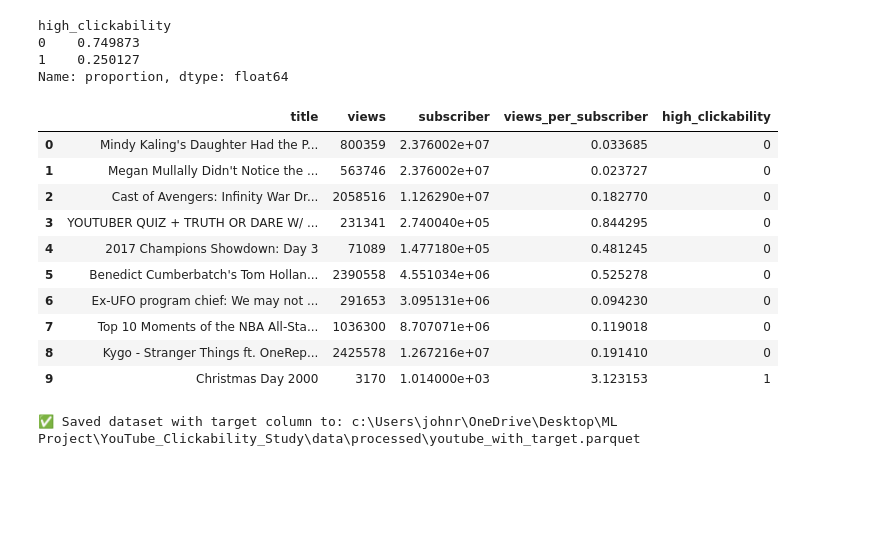
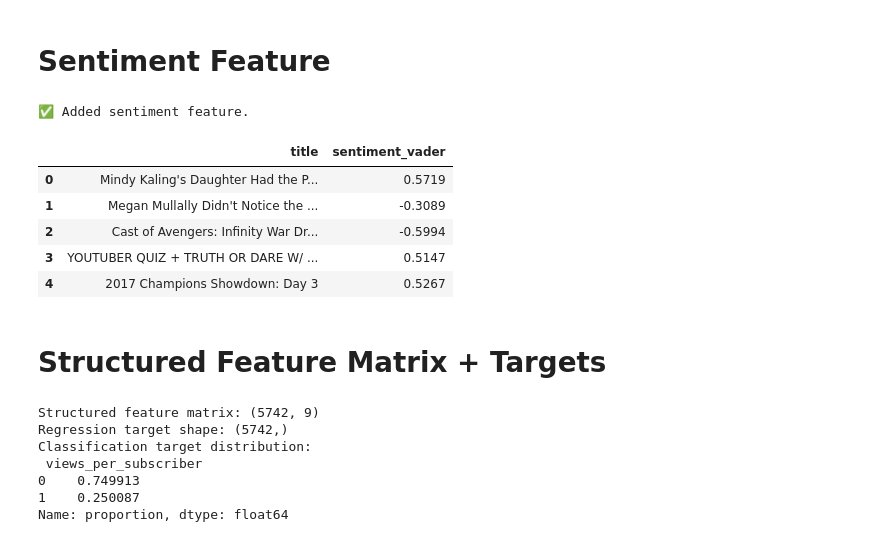
Before and after one commit to Andy216914/YouTube_Clickability_Study, a Jupyter notebook: notebooks/02_feature_engineering.ipynb, the cells around one changed output. Drawn from its saved outputs; the diff is of its cells as text; code cells hidden in the pictures; blank space fills up the shorter version.

Commit message:
adjusted feature engineering and modeling, creating new datasets and trying new training methods

```diff
--- a/notebooks/02_feature_engineering.ipynb
+++ b/notebooks/02_feature_engineering.ipynb
@@ -57,34 +64,46 @@ Max                 : 19,669,098.000
+# %% [markdown]
+# Sentiment Feature
 # %%
-# Define threshold (top 25%)
-q75 = df["views_per_subscriber"].quantile(0.75)
-df["high_clickability"] = (df["views_per_subscriber"] >= q75).astype(int)
+# --- Sentiment analysis ---
+analyzer = SentimentIntensityAnalyzer()
 
-# Check balance of classes
-print(df["high_clickability"].value_counts(normalize=True))
+df["sentiment_vader"] = df["title"].apply(lambda x: analyzer.polarity_scores(x)["compound"])
+
+print("✅ Added sentiment feature.")
+df[["title", "sentiment_vader"]].head()
 # %% [output]
-high_clickability
-0    0.749873
-1    0.250127
-Name: proportion, dtype: float64
+✅ Added sentiment feature.
+|  | title | sentiment_vader |
+| 0 | Mindy Kaling's Daughter Had the P... | 0.5719 |
+| 1 | Megan Mullally Didn't Notice the ... | -0.3089 |
+| 2 | Cast of Avengers: Infinity War Dr... | -0.5994 |
+| 3 | YOUTUBER QUIZ + TRUTH OR DARE W/ ... | 0.5147 |
+| 4 | 2017 Champions Showdown: Day 3 | 0.5267 |
-# %%
-df[["title", "views", "subscriber", "views_per_subscriber", "high_clickability"]].head(10)
-# %% [output]
-|  | title | views | subscriber | views_per_subscriber | high_clickability |
-| 0 | Mindy Kaling's Daughter Had the P... | 800359 | 2.376002e+07 | 0.033685 | 0 |
-| 1 | Megan Mullally Didn't Notice the ... | 563746 | 2.376002e+07 | 0.023727 | 0 |
-| 2 | Cast of Avengers: Infinity War Dr... | 2058516 | 1.126290e+07 | 0.182770 | 0 |
-| 3 | YOUTUBER QUIZ + TRUTH OR DARE W/ ... | 231341 | 2.740040e+05 | 0.844295 | 0 |
-| 4 | 2017 Champions Showdown: Day 3 | 71089 | 1.477180e+05 | 0.481245 | 0 |
-| 5 | Benedict Cumberbatch's Tom Hollan... | 2390558 | 4.551034e+06 | 0.525278 | 0 |
-| 6 | Ex-UFO program chief: We may not ... | 291653 | 3.095131e+06 | 0.094230 | 0 |
-| 7 | Top 10 Moments of the NBA All-Sta... | 1036300 | 8.707071e+06 | 0.119018 | 0 |
-| 8 | Kygo - Stranger Things ft. OneRep... | 2425578 | 1.267216e+07 | 0.191410 | 0 |
-| 9 | Christmas Day 2000 | 3170 | 1.014000e+03 | 3.123153 | 1 |
+# %% [markdown]
+# Structured Feature Matrix + Targets
 # %%
-processed_path = base / "data" / "processed"
-out_path = processed_path / "youtube_with_target.parquet"
-df.to_parquet(out_path, index=False)
+# --- Structured features ---
+structured_features = [
+    "title_length", "word_count", "caps_ratio",
+    "has_question", "has_exclamation", "has_number", "avg_word_len",
+    "sentiment_vader",
+    "subscribers"
+]
 
-print("✅ Saved dataset with target column to:", out_path)
+X_structured = df[structured_features].copy()
+
+# --- Targets ---
+y_reg = df["views_per_subscriber"]       # regression target (continuous)
+y_clf = (df["views_per_subscriber"] >= df["views_per_subscriber"].quantile(0.75)).astype(int)  # top 25% success
+
+print("Structured feature matrix:", X_structured.shape)
+print("Regression target shape:", y_reg.shape)
+print("Classification target distribution:\n", y_clf.value_counts(normalize=True))
 # %% [output]
-✅ Saved dataset with target column to: c:\Users\johnr\OneDrive\Desktop\ML Project\YouTube_Clickability_Study\data\processed\youtube_with_target.parquet
+Structured feature matrix: (5742, 9)
+Regression target shape: (5742,)
+Classification target distribution:
+ views_per_subscriber
+0    0.749913
+1    0.250087
+Name: proportion, dtype: float64
```
Also changed, not shown: parts of 21 cells of this notebook, 6 other files.
